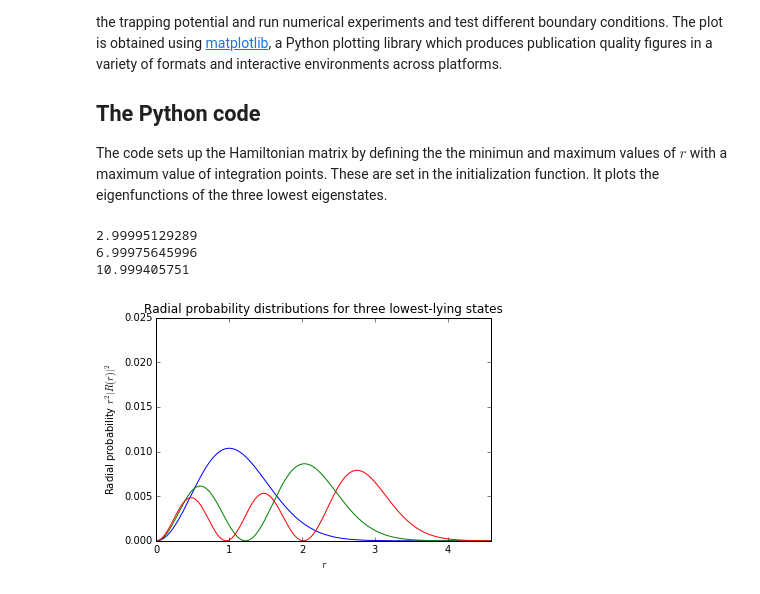
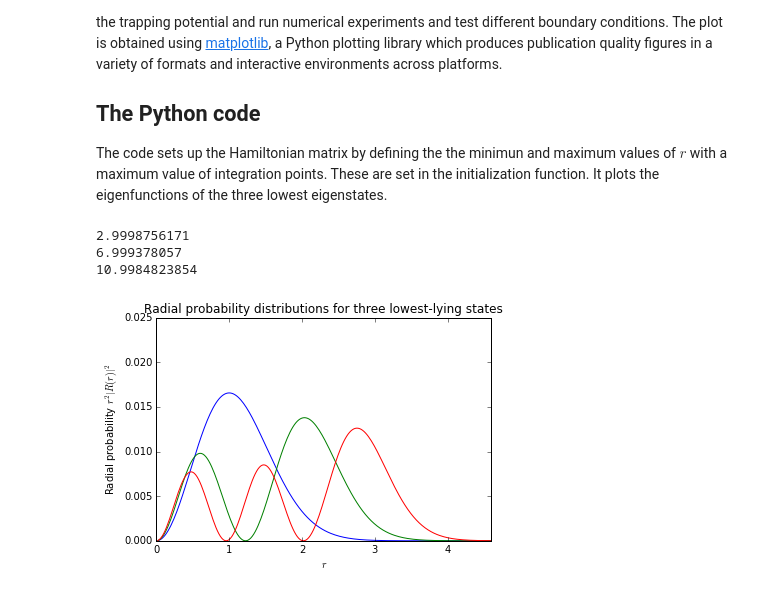
Before and after one commit to CompPhysics/ComputationalPhysics, a Jupyter notebook: doc/pub/projectwriting/ipynb/projectwriting.ipynb, the cells around one changed output. Cells and saved outputs as stored; diff of their text form; code cells hidden in the pictures.

```diff
--- a/doc/pub/projectwriting/ipynb/projectwriting.ipynb
+++ b/doc/pub/projectwriting/ipynb/projectwriting.ipynb
@@ -227,9 +227,9 @@ import numpy as np
 #Function for initialization of parameters
 def initialize():
     RMin = 0.0
-    RMax = 10.0
+    RMax = 8.0
     lOrbital = 0
-    Dim = 800
+    Dim = 400
     return RMin, RMax, lOrbital, Dim
 # Here we set up the harmonic oscillator potential
 def potential(r):
@@ -254,34 +254,34 @@ for i in xrange(Dim):
 #Setting up a tridiagonal matrix and finding eigenvectors and eigenvalues
 Hamiltonian = np.zeros((Dim,Dim))
 Hamiltonian[0,0] = DiagConst + v[0];
 Hamiltonian[0,1] = NondiagConst;
 for i in xrange(1,Dim-1):
     Hamiltonian[i,i-1]  = NondiagConst;
     Hamiltonian[i,i]    = DiagConst + v[i];
     Hamiltonian[i,i+1]  = NondiagConst;
 Hamiltonian[Dim-1,Dim-2] = NondiagConst;
 Hamiltonian[Dim-1,Dim-1] = DiagConst + v[Dim-1];
 # diagonalize and obtain eigenvalues, not necessarily sorted
 EigValues, EigVectors = np.linalg.eig(Hamiltonian)
 # sort eigenvectors and eigenvalues
 permute = EigValues.argsort()
 EigValues = EigValues[permute]
 EigVectors = EigVectors[:,permute]
 # now plot the results for the three lowest lying eigenstates
 for i in xrange(3):
     print EigValues[i]
 FirstEigvector = EigVectors[:,0]
 SecondEigvector = EigVectors[:,1]
 ThirdEigvector = EigVectors[:,2]
 plt.plot(r, FirstEigvector**2 ,'b-',r, SecondEigvector**2 ,'g-',r, ThirdEigvector**2 ,'r-')
 plt.axis([0,4.6,0.0, 0.025])
 plt.xlabel(r'$r$')
 plt.ylabel(r'Radial probability $r^2|R(r)|^2$')
 plt.title(r'Radial probability distributions for three lowest-lying states')
 plt.savefig('eigenvector.pdf')
 plt.show()
 # %% [output]
-2.99995129289
-6.99975645996
-10.999405751
+2.9998756171
+6.999378057
+10.9984823854
-[figure, old version]
+[figure, new version]
```
Also changed, not shown: 3 other files.
